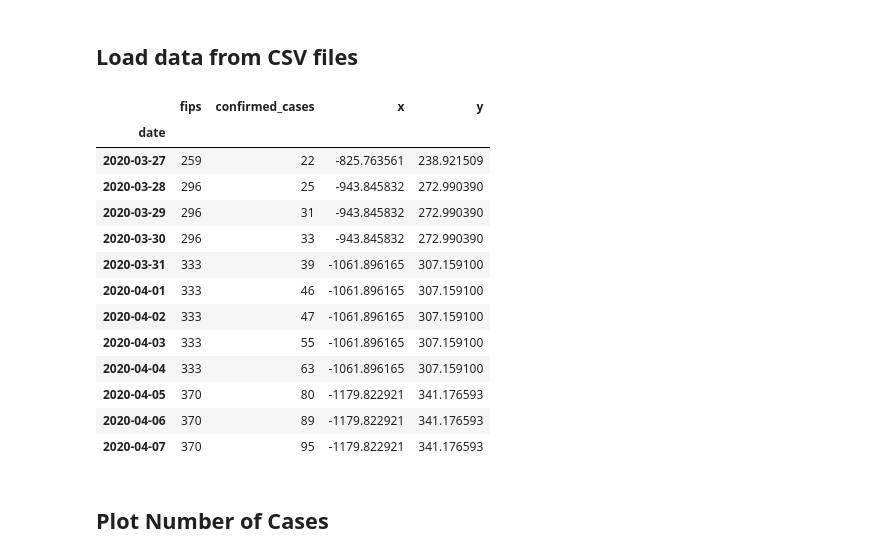
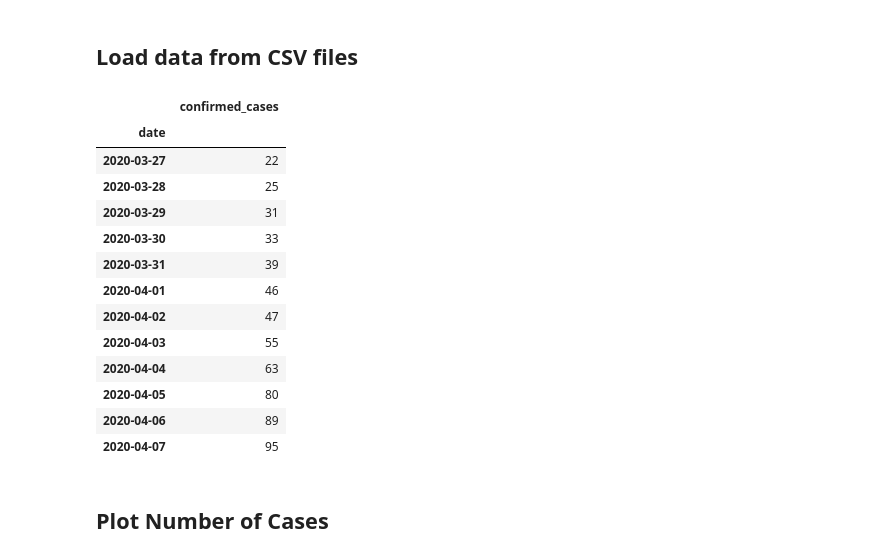
Before and after one commit to jalderman9/covid-19-analysis, a Jupyter notebook: latimes_data.ipynb, the cells around one changed output. Cells and saved outputs as stored; diff of their text form; code cells hidden in the pictures.

```diff
--- a/latimes_data.ipynb
+++ b/latimes_data.ipynb
@@ -20,30 +20,31 @@ pd.options.mode.chained_assignment = None
 # %%
 data = pd.read_csv('latimes-place-totals.csv', index_col='date', parse_dates=True)
 lacounty = data[data['county']=='Los Angeles']
 
 sgv_cities = ['Arcadia','Monrovia','Duarte','Azusa','Glendora','Sierra Madre','Industry','Rosemead','West Covina','San Marino']
 sgv = pd.DataFrame()
 for city in sgv_cities:
     sgv = sgv.append(lacounty[lacounty['place']=='City of '+city])
 sgv['place'] = 'San Gabriel Valley'
 
 sgv = sgv.groupby(sgv.index).sum()
+sgv = sgv[['confirmed_cases']] # Drop unused columns
 sgv
 # %% [output]
-|  | fips | confirmed_cases | x | y |
-| date |  |  |  |  |
-| 2020-03-27 | 259 | 22 | -825.763561 | 238.921509 |
-| 2020-03-28 | 296 | 25 | -943.845832 | 272.990390 |
-| 2020-03-29 | 296 | 31 | -943.845832 | 272.990390 |
-| 2020-03-30 | 296 | 33 | -943.845832 | 272.990390 |
-| 2020-03-31 | 333 | 39 | -1061.896165 | 307.159100 |
-| 2020-04-01 | 333 | 46 | -1061.896165 | 307.159100 |
-| 2020-04-02 | 333 | 47 | -1061.896165 | 307.159100 |
-| 2020-04-03 | 333 | 55 | -1061.896165 | 307.159100 |
-| 2020-04-04 | 333 | 63 | -1061.896165 | 307.159100 |
-| 2020-04-05 | 370 | 80 | -1179.822921 | 341.176593 |
-| 2020-04-06 | 370 | 89 | -1179.822921 | 341.176593 |
-| 2020-04-07 | 370 | 95 | -1179.822921 | 341.176593 |
+|  | confirmed_cases |
+| date |  |
+| 2020-03-27 | 22 |
+| 2020-03-28 | 25 |
+| 2020-03-29 | 31 |
+| 2020-03-30 | 33 |
+| 2020-03-31 | 39 |
+| 2020-04-01 | 46 |
+| 2020-04-02 | 47 |
+| 2020-04-03 | 55 |
+| 2020-04-04 | 63 |
+| 2020-04-05 | 80 |
+| 2020-04-06 | 89 |
+| 2020-04-07 | 95 |
 # %% [markdown]
 ## Plot Number of Cases
 # %%
```
Also changed, not shown: 3 other files.
